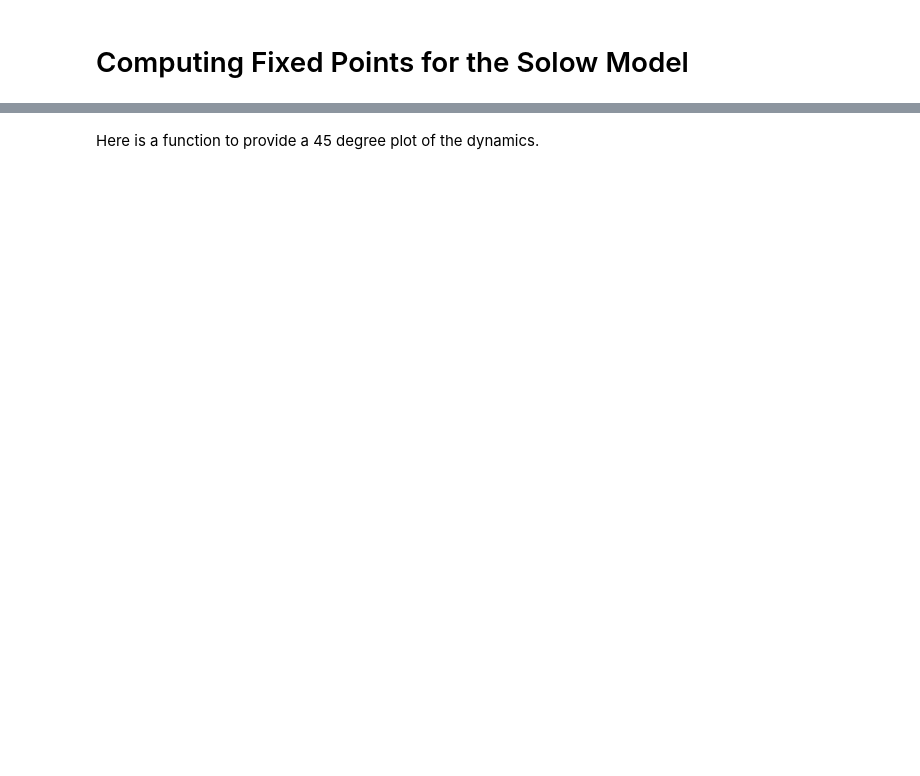
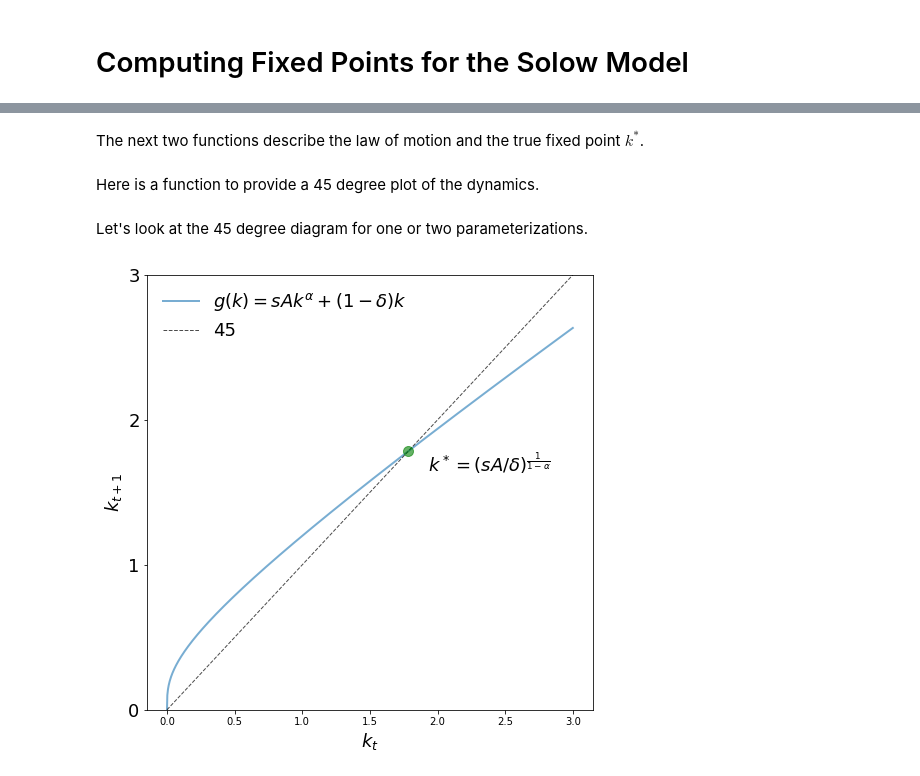
Before and after one commit to jstac/paris_workshop_2022, a Jupyter notebook: part_2/solow_fixed_points.ipynb, the cells around one changed output, grey strips where cells are left out. Drawn from its saved outputs; the diff is of its cells as text; code cells hidden in the pictures; blank space fills up the shorter version.

```diff
--- a/part_2/solow_fixed_points.ipynb
+++ b/part_2/solow_fixed_points.ipynb
@@ -12,0 +30,2 @@ Describe the modeled in CD case and show the fixed point
+# %%
+SolowParameters = namedtuple("SolowParameters", ('A', 's', 'α', 'δ'))
@@ -13,7 +34,11 @@ Describe the modeled in CD case and show the fixed point
 # %%
-A=2.0, s=0.3, alpha=0.3, delta=0.4,
+def create_solow_params(A=2.0, s=0.3, α=0.3, δ=0.4):
+    "Creates a Solow model parameterization with default values."
+    return SolowParameters(A=A, s=s, α=α, δ=δ)
+# %% [markdown]
+The next two functions describe the law of motion and the true fixed point $k^*$.
 # %%
-def update(k, params):
+def g(k, params):
     A, s, α, δ = params
     return A * s * k**α + (1 - δ) * k
 
@@ -75,0 +79,9 @@ def plot_45(ax, k0=0.5,
+# %% [markdown]
+Let's look at the 45 degree diagram for one or two parameterizations.
+# %%
+params = create_solow_params()
+fig, ax = plt.subplots(figsize=(8, 8))
+plot_45(params, ax)
+plt.show()
+# %% [output]
+[figure, added]
```
Also changed, not shown: parts of 24 cells of this notebook, 9 other files.
